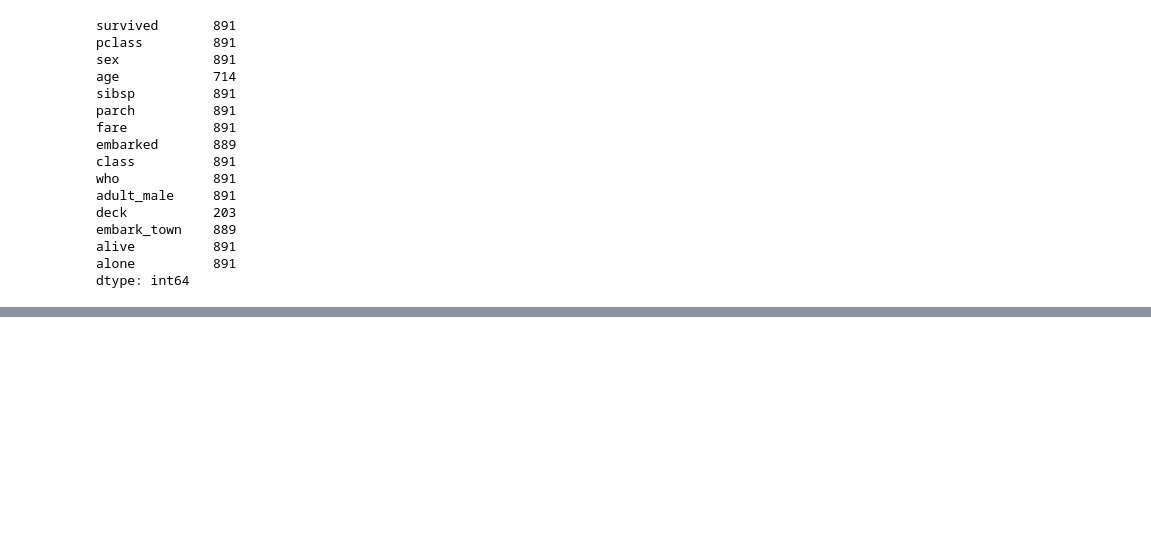
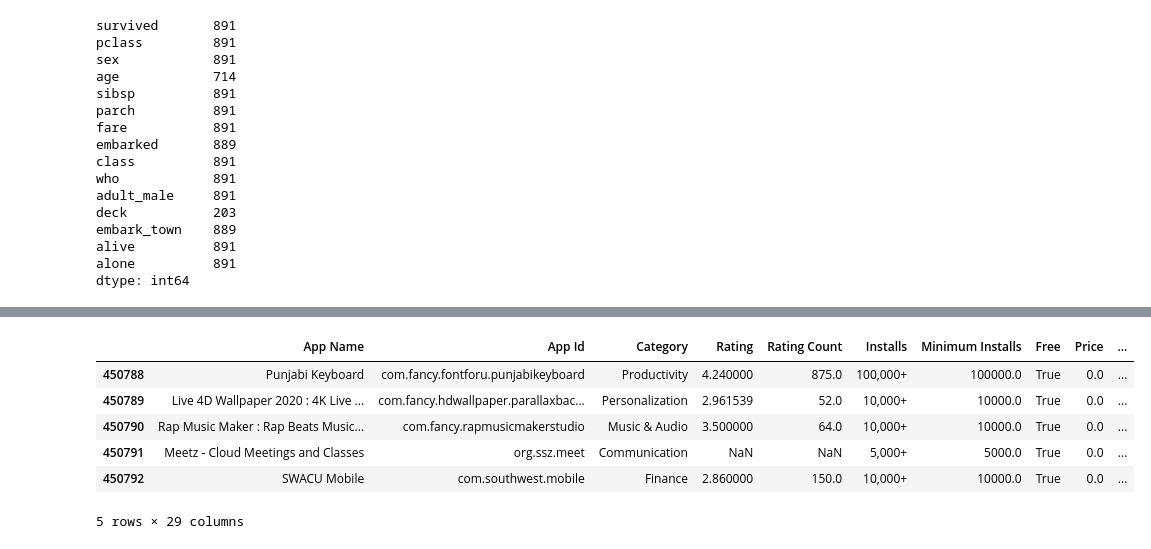
Before and after one commit to Munaam17/Practice-questions, a Jupyter notebook: Datatests.ipynb, the cells around one changed output, grey strips where cells are left out. Saved outputs shown, nothing was run; the diff lists cells and outputs as text; code cells hidden in the pictures; blank space fills up the shorter version.

```diff
--- a/Datatests.ipynb
+++ b/Datatests.ipynb
@@ -384,0 +399,10 @@ df_02 = pd.read_csv('./DataSets/Playstore_final.csv')
+# %%
+df_02.tail()
+# %% [output]
+|  | App Name | App Id | Category | Rating | Rating Count | Installs | Minimum Installs | Free | Price | ... |
+| 450788 | Punjabi Keyboard | com.fancy.fontforu.punjabikeyboard | Productivity | 4.240000 | 875.0 | 100,000+ | 100000.0 | True | 0.0 | ... |
+| 450789 | Live 4D Wallpaper 2020 : 4K Live ... | com.fancy.hdwallpaper.parallaxbac... | Personalization | 2.961539 | 52.0 | 10,000+ | 10000.0 | True | 0.0 | ... |
+| 450790 | Rap Music Maker : Rap Beats Music... | com.fancy.rapmusicmakerstudio | Music & Audio | 3.500000 | 64.0 | 10,000+ | 10000.0 | True | 0.0 | ... |
+| 450791 | Meetz - Cloud Meetings and Classes | org.ssz.meet | Communication | NaN | NaN | 5,000+ | 5000.0 | True | 0.0 | ... |
+| 450792 | SWACU Mobile | com.southwest.mobile | Finance | 2.860000 | 150.0 | 10,000+ | 10000.0 | True | 0.0 | ... |
+5 rows × 29 columns
```
Also changed, not shown: parts of 17 cells of this notebook.
